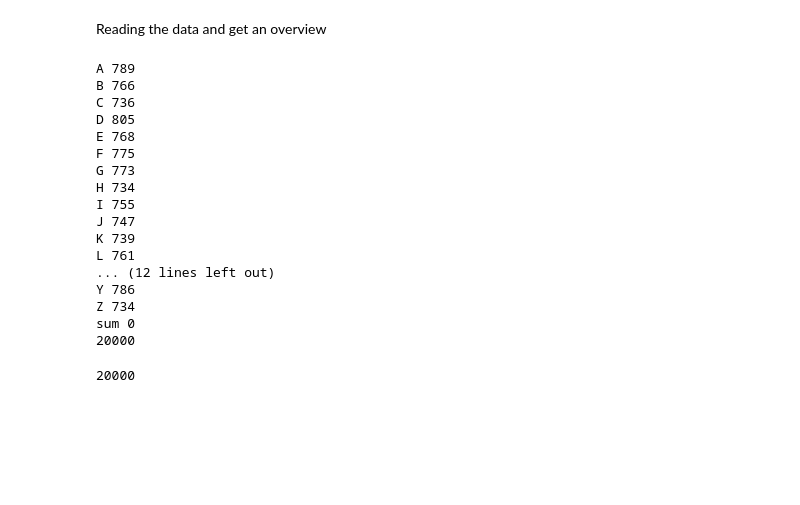
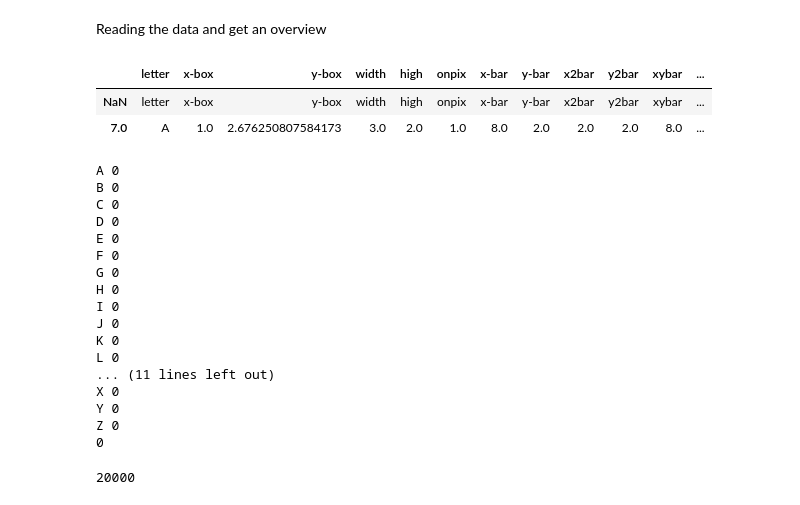
Before and after one commit to mmlein/KDDM2, a Jupyter notebook: src/04_Local_Outlier_Probability/local_outlier_probability.ipynb, the cells around one changed output. Drawn from its saved outputs; the diff is of its cells as text; code cells hidden in the pictures; blank space fills up the shorter version.

```diff
--- a/src/04_Local_Outlier_Probability/local_outlier_probability.ipynb
+++ b/src/04_Local_Outlier_Probability/local_outlier_probability.ipynb
@@ -19,14 +19,21 @@ columns = {"letter": "capital letter	(26 values from A to Z)", "x-box": "horizon
 
 
 path = Path("../../Data/letter-recognition.data")
+outlier_path = Path("../../Data/dataframe.csv")
 
 # get the whole alphabet
 alphabet = list(string.ascii_uppercase)
 
 # read the data
-df_letters = pd.read_csv(path, names=list(columns.keys()))
+df_letters = pd.read_csv(outlier_path, names=list(columns.keys()))
 
 dataframes = dict()
+# %%
+df_letters.head(2)
+# %% [output]
+|  | letter | x-box | y-box | width | high | onpix | x-bar | y-bar | x2bar | y2bar | xybar | ... |
+| NaN | letter | x-box | y-box | width | high | onpix | x-bar | y-bar | x2bar | y2bar | xybar | ... |
+| 7.0 | A | 1.0 | 2.676250807584173 | 3.0 | 2.0 | 1.0 | 8.0 | 2.0 | 2.0 | 2.0 | 8.0 | ... |
 # %%
 sum = 0
 
@@ -40,23 +47,23 @@ for letter in alphabet:
 
 print(sum)
 # %% [output]
-A 789
-B 766
-C 736
-D 805
-E 768
-F 775
-G 773
-H 734
-I 755
-J 747
-K 739
-L 761
-... (12 lines left out)
-Y 786
-Z 734
-sum 0
-20000
+A 0
+B 0
+C 0
+D 0
+E 0
+F 0
+G 0
+H 0
+I 0
+J 0
+K 0
+L 0
+... (11 lines left out)
+X 0
+Y 0
+Z 0
+0
 # %%
 # get a quality check for the amount of entries
 amount =  len(df_letters.index)
```
Also changed, not shown: parts of 2 cells of this notebook, 5 other files.
